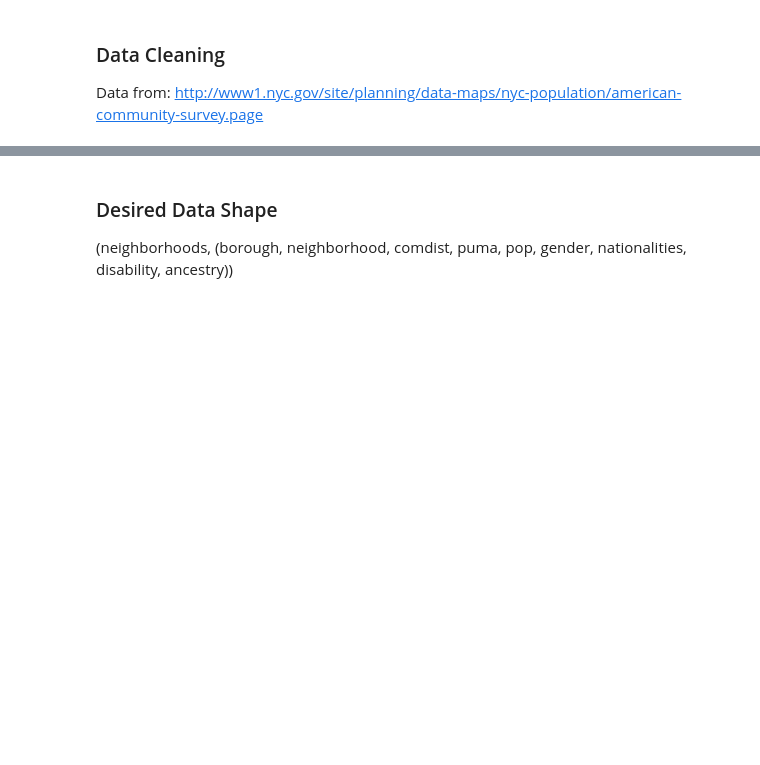
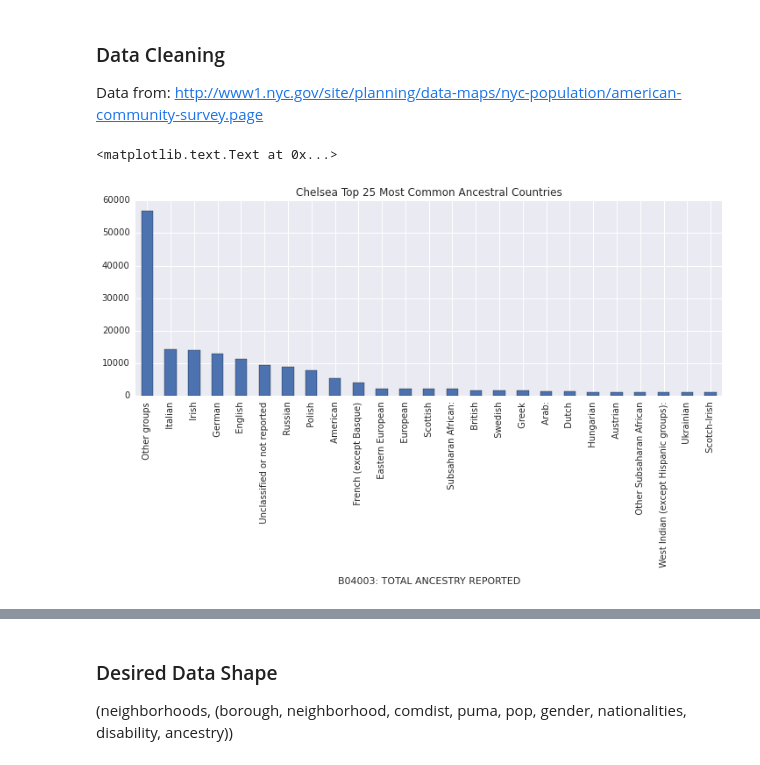
Before and after one commit to pdarche/stat4701, a Jupyter notebook: edav-project3/code/EDAV Project 3.ipynb, the cells around one changed output, grey strips where cells are left out. Drawn from its saved outputs; the diff is of its cells as text; code cells hidden in the pictures; blank space fills up the shorter version.

```diff
--- a/edav-project3/code/EDAV Project 3.ipynb
+++ b/edav-project3/code/EDAV Project 3.ipynb
@@ -12,7 +12,7 @@ Data from: http://www1.nyc.gov/site/planning/data-maps/nyc-population/american-c
 # %%
 demo = pd.read_excel('../data/dem_2013acs5yr_nta.xlsx', sheetname='DemData')
 # %%
-ancest = pd.read_excel('../data/ancest_2014acs5yr_puma.xlsx', sheetname='Bronx')
+ancest = pd.read_excel('../data/ancest_2014acs5yr_puma.xlsx', sheetname='Manhattan')
 # %%
 pumas = ancest.ix[4, 1:].fillna(method='pad').values
 # %%
@@ -29,3 +29,10 @@ ancest.index = ancest.ix[:, 0]
 reindexed = an.drop(an.columns[0], axis=1)
 # %%
 reindexed.columns = mix
+# %%
+chels = reindexed['PUMA 3807: Manhattan Community District 4 & 5--Chelsea, Clinton & Midtown Business District']
+# %%
+chels.Estimate.order(ascending=False)[:25].plot(kind='Bar', figsize=(12,4)).set_title('Chelsea Top 25 Most Common Ancestral Countries')
+# %% [output]
+<matplotlib.text.Text at 0x...>
+[figure, added]
```
Also changed, not shown: parts of 22 cells of this notebook, 3 other files.
